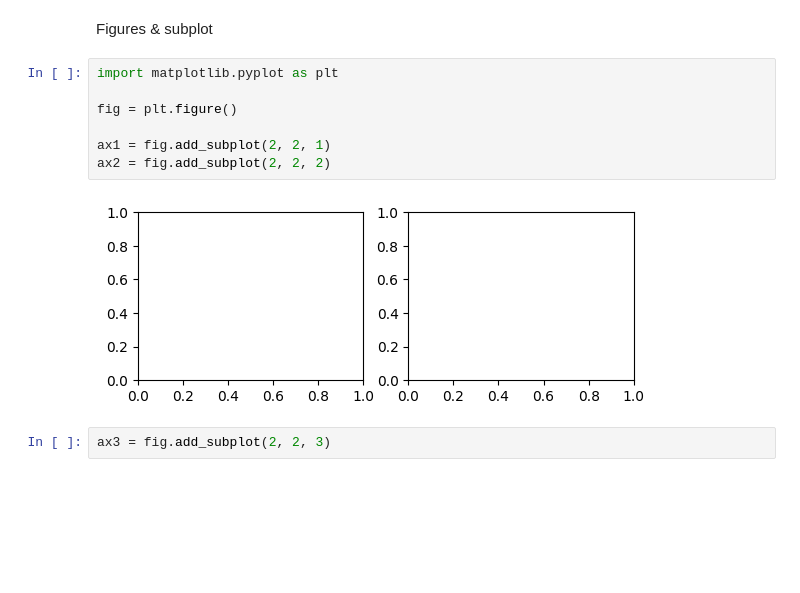
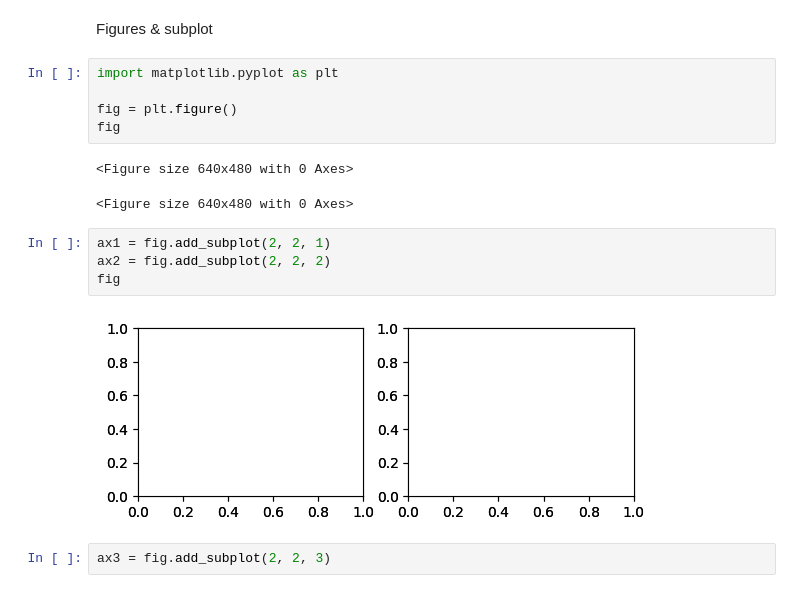
Before and after one commit to Romain-DE/ensae-python-init, a Jupyter notebook: 4_manipulation_graphique/1_matplotlib.ipynb, the cells around one changed output. Saved outputs shown, nothing was run; the diff lists cells and outputs as text; blank space fills up the shorter version.

```diff
--- a/4_manipulation_graphique/1_matplotlib.ipynb
+++ b/4_manipulation_graphique/1_matplotlib.ipynb
@@ -1,14 +1,19 @@
 # %% [markdown]
 Figures & subplot
+# %%
+import matplotlib.pyplot as plt
+
+fig = plt.figure()
+fig
+# %% [output]
+<Figure size 640x480 with 0 Axes>
+<Figure size 640x480 with 0 Axes>
 # %%
-import matplotlib.pyplot as plt
-
-fig = plt.figure()
-
 ax1 = fig.add_subplot(2, 2, 1)
 ax2 = fig.add_subplot(2, 2, 2)
+fig
 # %% [output]
-[figure, old version]
+[figure, new version]
 # %%
 ax3 = fig.add_subplot(2, 2, 3)
 # %%
```
Also changed, not shown: parts of 19 cells of this notebook, 13 other files.
